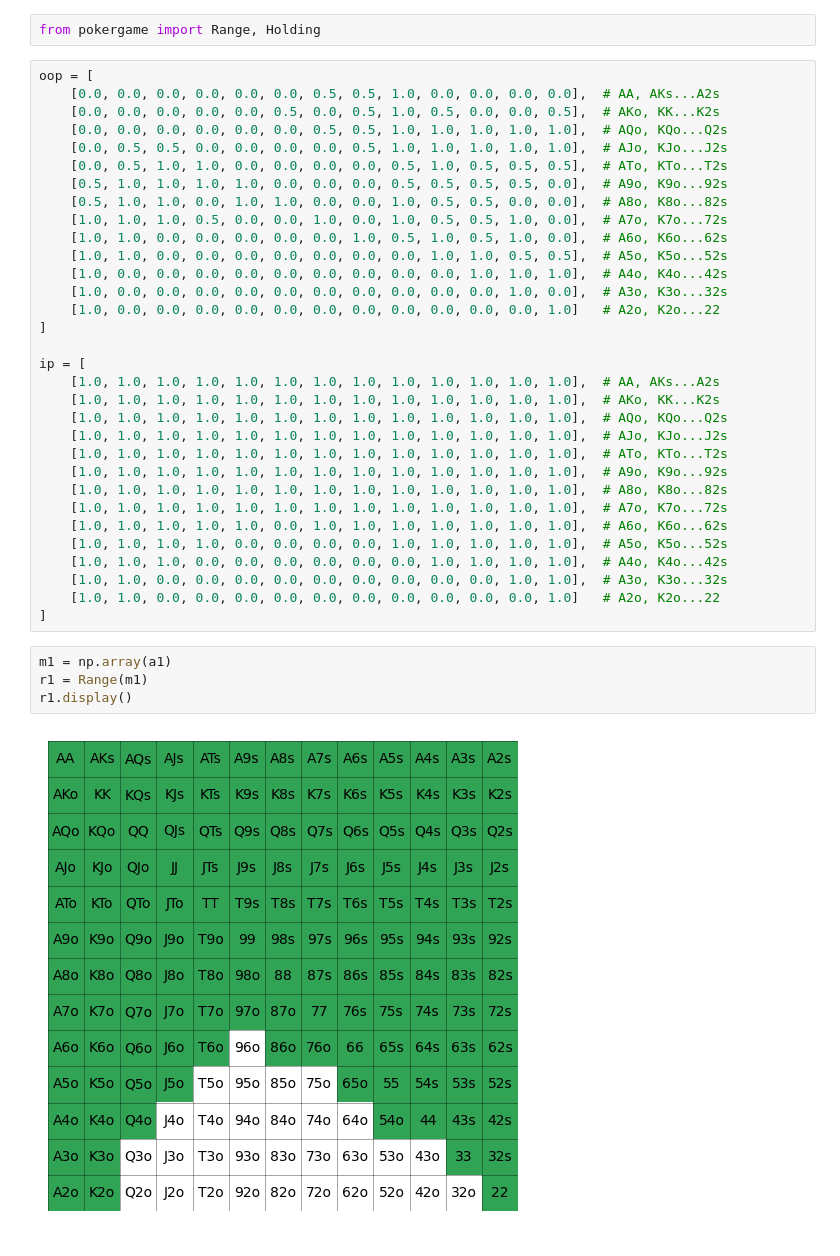
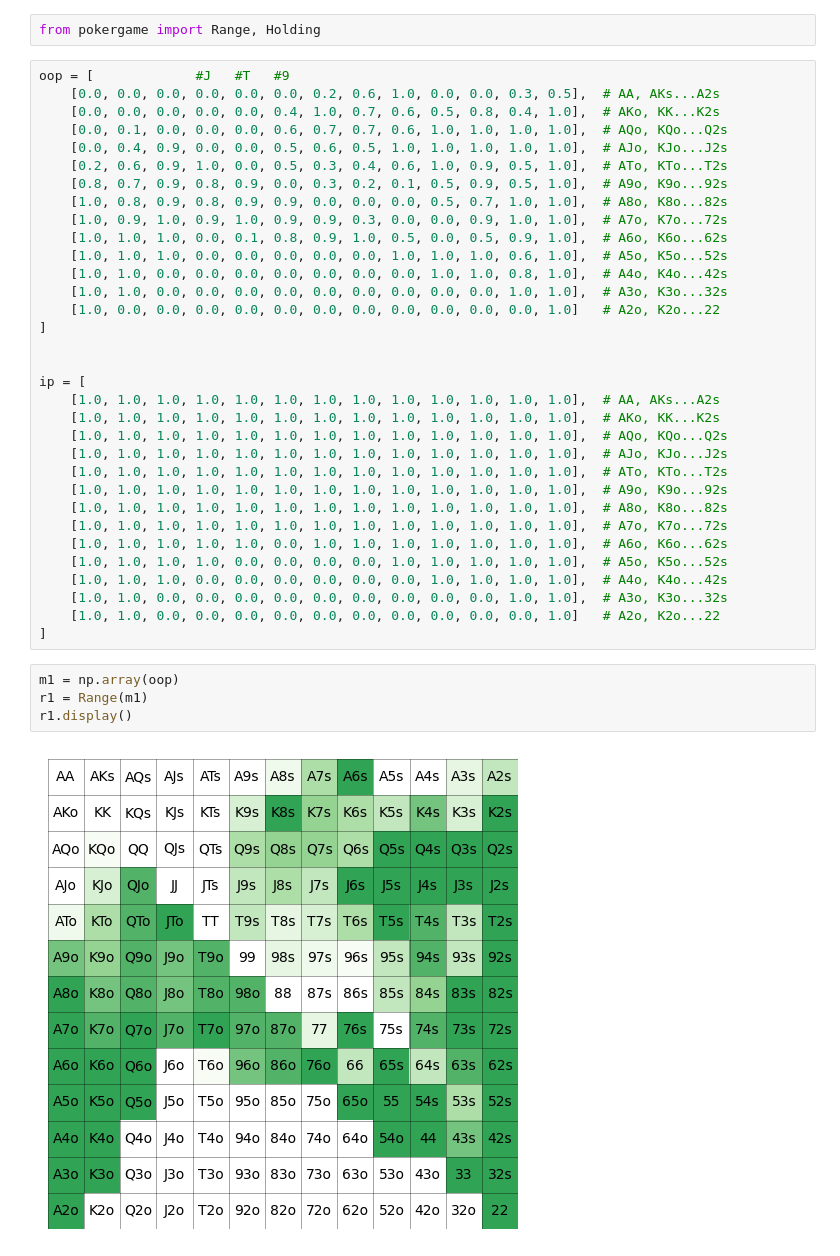
Before and after one commit to sacr1ficerq/poker-ranger, a Jupyter notebook: src/server/ranges.ipynb, the cells around one changed output. Saved outputs shown, nothing was run; the diff lists cells and outputs as text.

```diff
--- a/src/server/ranges.ipynb
+++ b/src/server/ranges.ipynb
@@ -3,21 +3,22 @@ import numpy as np
 # %%
 from pokergame import Range, Holding
 # %%
-oop = [
-    [0.0, 0.0, 0.0, 0.0, 0.0, 0.0, 0.5, 0.5, 1.0, 0.0, 0.0, 0.0, 0.0],  # AA, AKs...A2s
-    [0.0, 0.0, 0.0, 0.0, 0.0, 0.5, 0.0, 0.5, 1.0, 0.5, 0.0, 0.0, 0.5],  # AKo, KK...K2s
-    [0.0, 0.0, 0.0, 0.0, 0.0, 0.0, 0.5, 0.5, 1.0, 1.0, 1.0, 1.0, 1.0],  # AQo, KQo...Q2s
-    [0.0, 0.5, 0.5, 0.0, 0.0, 0.0, 0.0, 0.5, 1.0, 1.0, 1.0, 1.0, 1.0],  # AJo, KJo...J2s
-    [0.0, 0.5, 1.0, 1.0, 0.0, 0.0, 0.0, 0.0, 0.5, 1.0, 0.5, 0.5, 0.5],  # ATo, KTo...T2s
-    [0.5, 1.0, 1.0, 1.0, 1.0, 0.0, 0.0, 0.0, 0.5, 0.5, 0.5, 0.5, 0.0],  # A9o, K9o...92s
-    [0.5, 1.0, 1.0, 0.0, 1.0, 1.0, 0.0, 0.0, 1.0, 0.5, 0.5, 0.0, 0.0],  # A8o, K8o...82s
-    [1.0, 1.0, 1.0, 0.5, 0.0, 0.0, 1.0, 0.0, 1.0, 0.5, 0.5, 1.0, 0.0],  # A7o, K7o...72s
-    [1.0, 1.0, 0.0, 0.0, 0.0, 0.0, 0.0, 1.0, 0.5, 1.0, 0.5, 1.0, 0.0],  # A6o, K6o...62s
-    [1.0, 1.0, 0.0, 0.0, 0.0, 0.0, 0.0, 0.0, 0.0, 1.0, 1.0, 0.5, 0.5],  # A5o, K5o...52s
-    [1.0, 0.0, 0.0, 0.0, 0.0, 0.0, 0.0, 0.0, 0.0, 0.0, 1.0, 1.0, 1.0],  # A4o, K4o...42s
-    [1.0, 0.0, 0.0, 0.0, 0.0, 0.0, 0.0, 0.0, 0.0, 0.0, 0.0, 1.0, 0.0],  # A3o, K3o...32s
+oop = [             #J   #T   #9
+    [0.0, 0.0, 0.0, 0.0, 0.0, 0.0, 0.2, 0.6, 1.0, 0.0, 0.0, 0.3, 0.5],  # AA, AKs...A2s
+    [0.0, 0.0, 0.0, 0.0, 0.0, 0.4, 1.0, 0.7, 0.6, 0.5, 0.8, 0.4, 1.0],  # AKo, KK...K2s
+    [0.0, 0.1, 0.0, 0.0, 0.0, 0.6, 0.7, 0.7, 0.6, 1.0, 1.0, 1.0, 1.0],  # AQo, KQo...Q2s
+    [0.0, 0.4, 0.9, 0.0, 0.0, 0.5, 0.6, 0.5, 1.0, 1.0, 1.0, 1.0, 1.0],  # AJo, KJo...J2s
+    [0.2, 0.6, 0.9, 1.0, 0.0, 0.5, 0.3, 0.4, 0.6, 1.0, 0.9, 0.5, 1.0],  # ATo, KTo...T2s
+    [0.8, 0.7, 0.9, 0.8, 0.9, 0.0, 0.3, 0.2, 0.1, 0.5, 0.9, 0.5, 1.0],  # A9o, K9o...92s
+    [1.0, 0.8, 0.9, 0.8, 0.9, 0.9, 0.0, 0.0, 0.0, 0.5, 0.7, 1.0, 1.0],  # A8o, K8o...82s
+    [1.0, 0.9, 1.0, 0.9, 1.0, 0.9, 0.9, 0.3, 0.0, 0.0, 0.9, 1.0, 1.0],  # A7o, K7o...72s
+    [1.0, 1.0, 1.0, 0.0, 0.1, 0.8, 0.9, 1.0, 0.5, 0.0, 0.5, 0.9, 1.0],  # A6o, K6o...62s
+    [1.0, 1.0, 1.0, 0.0, 0.0, 0.0, 0.0, 0.0, 1.0, 1.0, 1.0, 0.6, 1.0],  # A5o, K5o...52s
+    [1.0, 1.0, 0.0, 0.0, 0.0, 0.0, 0.0, 0.0, 0.0, 1.0, 1.0, 0.8, 1.0],  # A4o, K4o...42s
+    [1.0, 1.0, 0.0, 0.0, 0.0, 0.0, 0.0, 0.0, 0.0, 0.0, 0.0, 1.0, 1.0],  # A3o, K3o...32s
     [1.0, 0.0, 0.0, 0.0, 0.0, 0.0, 0.0, 0.0, 0.0, 0.0, 0.0, 0.0, 1.0]   # A2o, K2o...22
 ]
+
 
 ip = [
     [1.0, 1.0, 1.0, 1.0, 1.0, 1.0, 1.0, 1.0, 1.0, 1.0, 1.0, 1.0, 1.0],  # AA, AKs...A2s
@@ -35,8 +36,8 @@ ip = [
     [1.0, 1.0, 0.0, 0.0, 0.0, 0.0, 0.0, 0.0, 0.0, 0.0, 0.0, 0.0, 1.0]   # A2o, K2o...22
 ]
 # %%
-m1 = np.array(a1)
+m1 = np.array(oop)
 r1 = Range(m1)
 r1.display()
 # %% [output]
-[figure, old version]
+[figure, new version]
```
Also changed, not shown: 4 other files.
